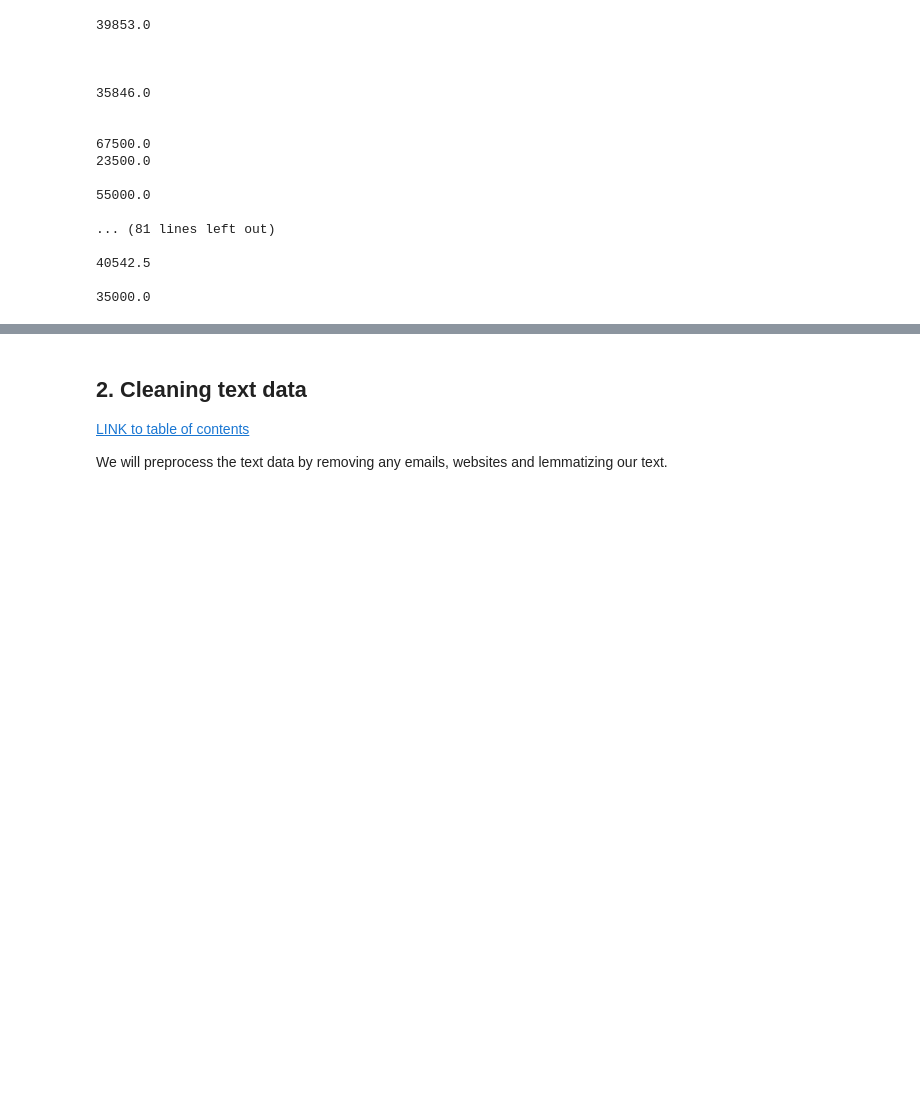
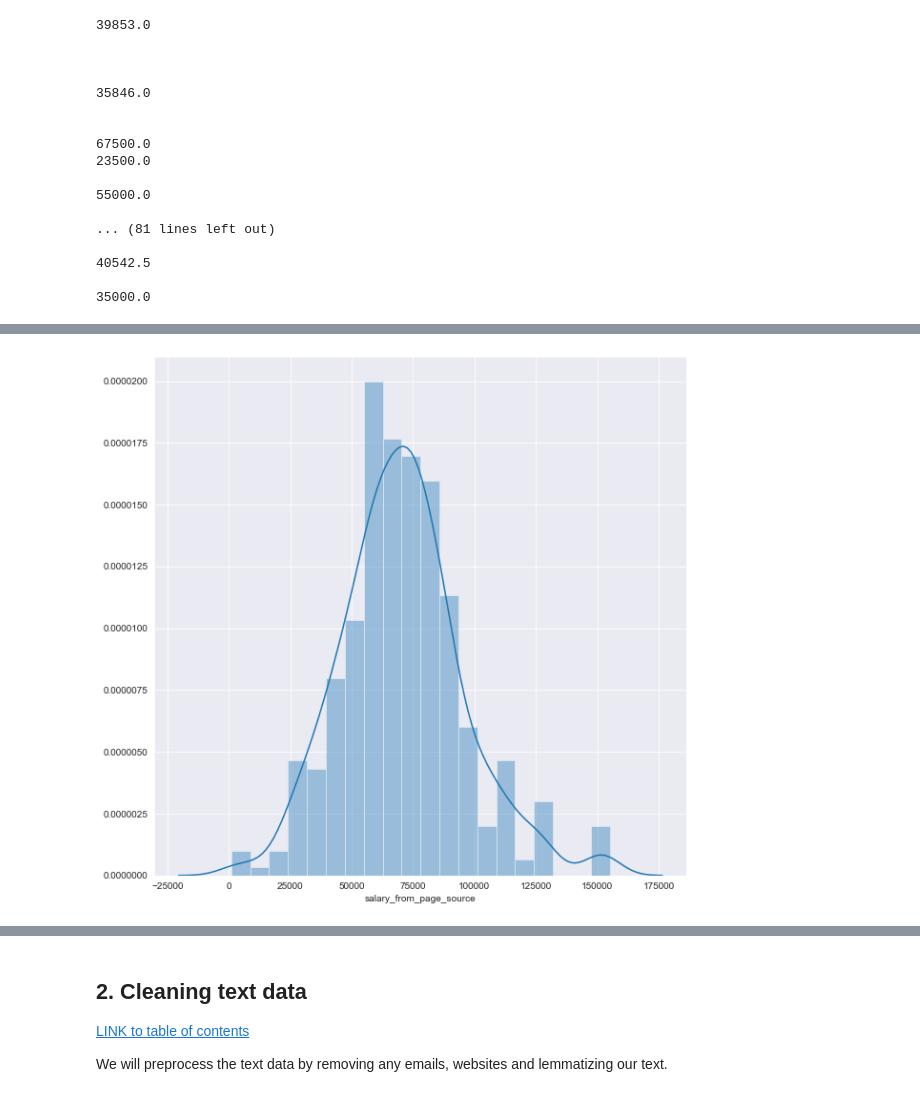
Before and after one commit to Ioana-P/MLEng_vs_DScientist_analysis, a Jupyter notebook: 4b. Data_preprocessing.ipynb, the cells around one changed output, grey strips where cells are left out. Drawn from its saved outputs; the diff is of its cells as text; code cells hidden in the pictures; blank space fills up the shorter version.

```diff
--- a/4b. Data_preprocessing.ipynb
+++ b/4b. Data_preprocessing.ipynb
@@ -174,7 +177,7 @@ plot_freqdist_from_series(ds_jobs.job_descr, tokenizer, stop_words_list=set(stop
 # %% [markdown]
 Ok, so with this distribution in mind it seems that we're getting much, much cleaner data and our tokenizer seems to have parsed through a lot of potential rubbish. A good question would be whether we want to include 'data' or not. For the purpose of comparing later to the ML Eng data, let's keep it in. We will now explore the ML Eng data similarly.
 # %%
-mleng_jobs = pd.read_pickle('mleng_jobs_raw.pkl')
+mleng_jobs = pd.read_pickle('mleng_jobs_raw_london.pkl')
 print(mleng_jobs.nunique())
 mleng_jobs.head()
 # %% [output]
@@ -316,5 +322,5 @@ import numpy as np
 # %%
-def get_salary(dom, parser = 'html', regex_patten = '£[0-9]+,[0-9]+'):
+def get_salary(dom, parser = 'html', regex_pattern = '£[0-9]+,[0-9]+'):
     """Function that should be applied across the elements of a column in a pandas dataframe.
     Parses a webpages html code using BeautifulSoup and a specified parser, after which it tries to identify
     salary mentions using regex. If multiple pattern occurrences are found, the function will return the
@@ -326,7 +332,7 @@ def get_salary(dom, parser = 'html', regex_patten = '£[0-9]+,[0-9]+'):
      regex_patten - (str) pattern for regex to use for retrieving data
 
      Returns :
-     salaries_final - a single
+     salaries_final - (int) a single value of salary
      """
     dom = str(dom)
     soup = BeautifulSoup(dom, parser)
@@ -343,7 +349,7 @@ def get_salary(dom, parser = 'html', regex_patten = '£[0-9]+,[0-9]+'):
         salary_clean = int(salary_clean)
         salaries_final = salary_clean
     else:
-        salaries_final = ''
+        salaries_final = np.NaN
 
 
     return salaries_final
@@ -395,14 +401,3 @@ for i in range(0,100):
 35000.0
 # %%
 merged_jobs_reset = merged_jobs.reset_index(drop=True)
-# %%
-merged_jobs_reset['salary_from_page_source'] = 'nan'
-for i in range(len(merged_jobs_reset)):
-    salary = get_salary(merged_jobs_reset.job_post_html[i])
-    print(salary)
-    if len(salary)>1:
-        merged_jobs_reset['salary_from_page_source'][i] = salary[0]
-    elif len(salary)==0:
-        merged_jobs_reset['salary_from_page_source'][i] = 'nan'
-    else:
-        merged_jobs_reset['salary_from_page_source'][i] = salary
@@ -427,3 +404,5 @@ for i in range(len(merged_jobs_reset)):
+# %%
+merged_jobs_reset['salary_from_page_source']=merged_jobs_reset.job_post_html.apply(get_salary)
 # %%
 merged_jobs_reset.head(10)
 # %% [output]
@@ -440,0 +476,6 @@ merged_jobs_reset.head(10)
+# %%
+plt.figure(figsize=(10,10))
+sns.distplot(merged_jobs_reset.salary_from_page_source, bins=20)
+plt.show();
+# %% [output]
+[figure, added]
```
Also changed, not shown: parts of 28 cells of this notebook, 1 other file.
